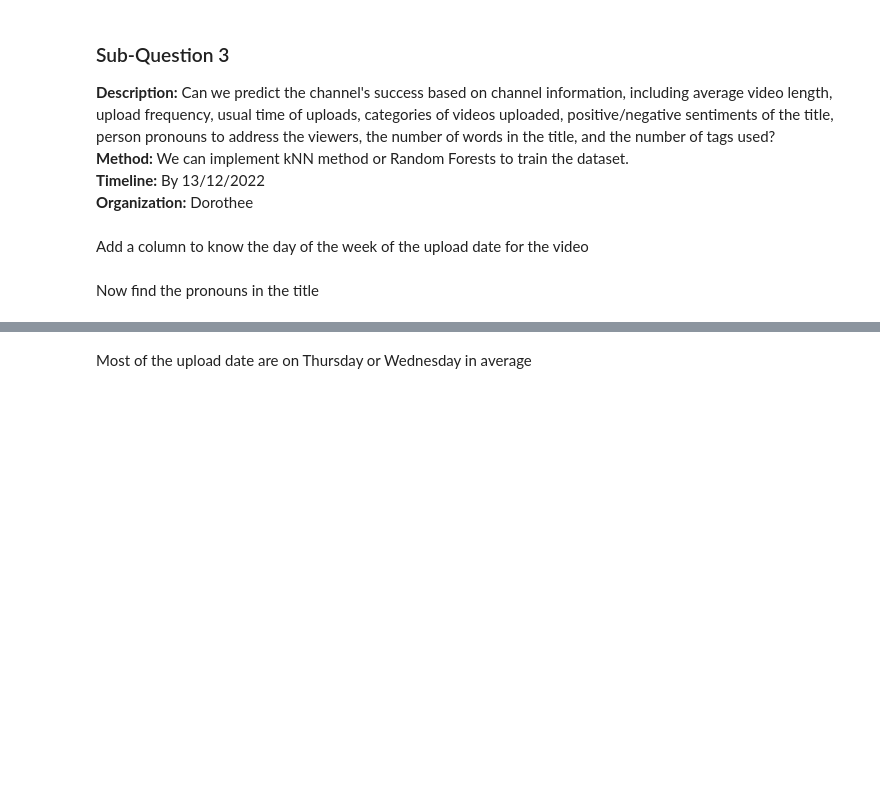
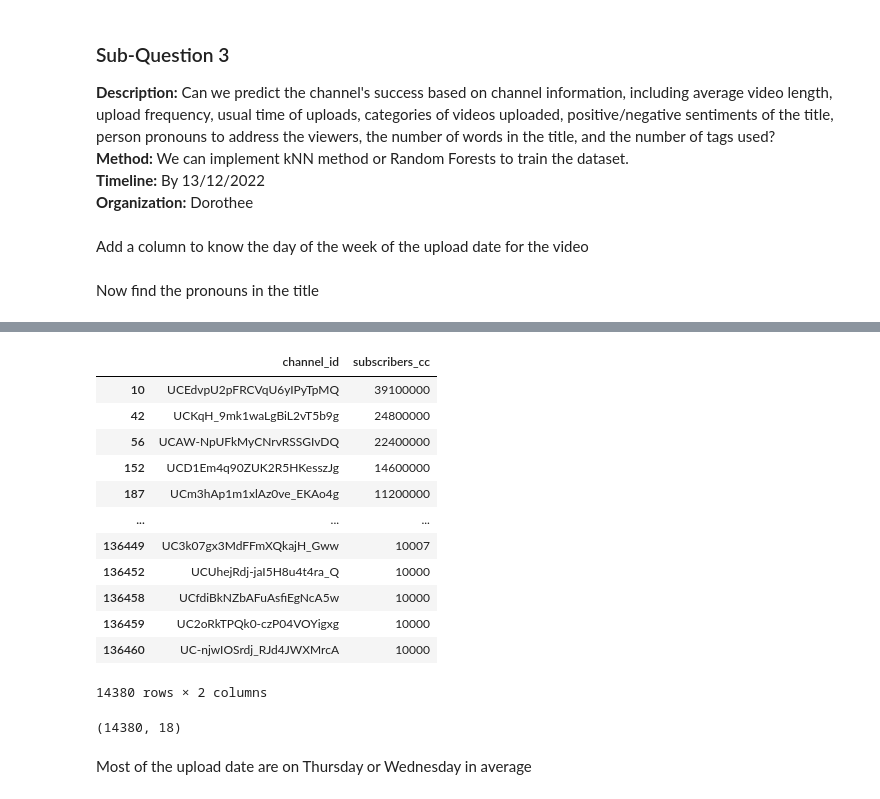
Before and after one commit to epfl-ada/ada-2022-project-adaptation, a Jupyter notebook: MS3_Analysis.ipynb, the cells around one changed output, grey strips where cells are left out. Drawn from its saved outputs; the diff is of its cells as text; code cells hidden in the pictures; blank space fills up the shorter version.

```diff
--- a/MS3_Analysis.ipynb
+++ b/MS3_Analysis.ipynb
@@ -953,3 +964,21 @@ dataset.to_feather("./data/videos_metadatas_sub_quest_3_v3")
 # %%
 dataset = pd.read_feather("./data/videos_metadatas_sub_quest_3_v3")
 dataset.drop("level_1", axis=1, inplace=True)
+# %%
+df_channels_subs = df_channels[["channel", "subscribers_cc"]]
+df_channels_subs = df_channels_subs.rename({"channel": "channel_id"}, axis=1)
+df_channels_subs
+# %% [output]
+|  | channel_id | subscribers_cc |
+| 10 | UCEdvpU2pFRCVqU6yIPyTpMQ | 39100000 |
+| 42 | UCKqH_9mk1waLgBiL2vT5b9g | 24800000 |
+| 56 | UCAW-NpUFkMyCNrvRSSGIvDQ | 22400000 |
+| 152 | UCD1Em4q90ZUK2R5HKesszJg | 14600000 |
+| 187 | UCm3hAp1m1xlAz0ve_EKAo4g | 11200000 |
+| ... | ... | ... |
+| 136449 | UC3k07gx3MdFFmXQkajH_Gww | 10007 |
+| 136452 | UCUhejRdj-jaI5H8u4t4ra_Q | 10000 |
+| 136458 | UCfdiBkNZbAFuAsfiEgNcA5w | 10000 |
+| 136459 | UC2oRkTPQk0-czP04VOYigxg | 10000 |
+| 136460 | UC-njwIOSrdj_RJd4JWXMrcA | 10000 |
+14380 rows × 2 columns
@@ -956,3 +997,8 @@ dataset.drop("level_1", axis=1, inplace=True)
+# %%
+dataset = pd.merge(to_add, dataset, on="channel_id")
+dataset.shape
+# %% [output]
+(14380, 18)
 # %% [markdown]
 Most of the upload date are on Thursday or Wednesday in average
 # %%
```
Also changed, not shown: parts of 20 cells of this notebook.
